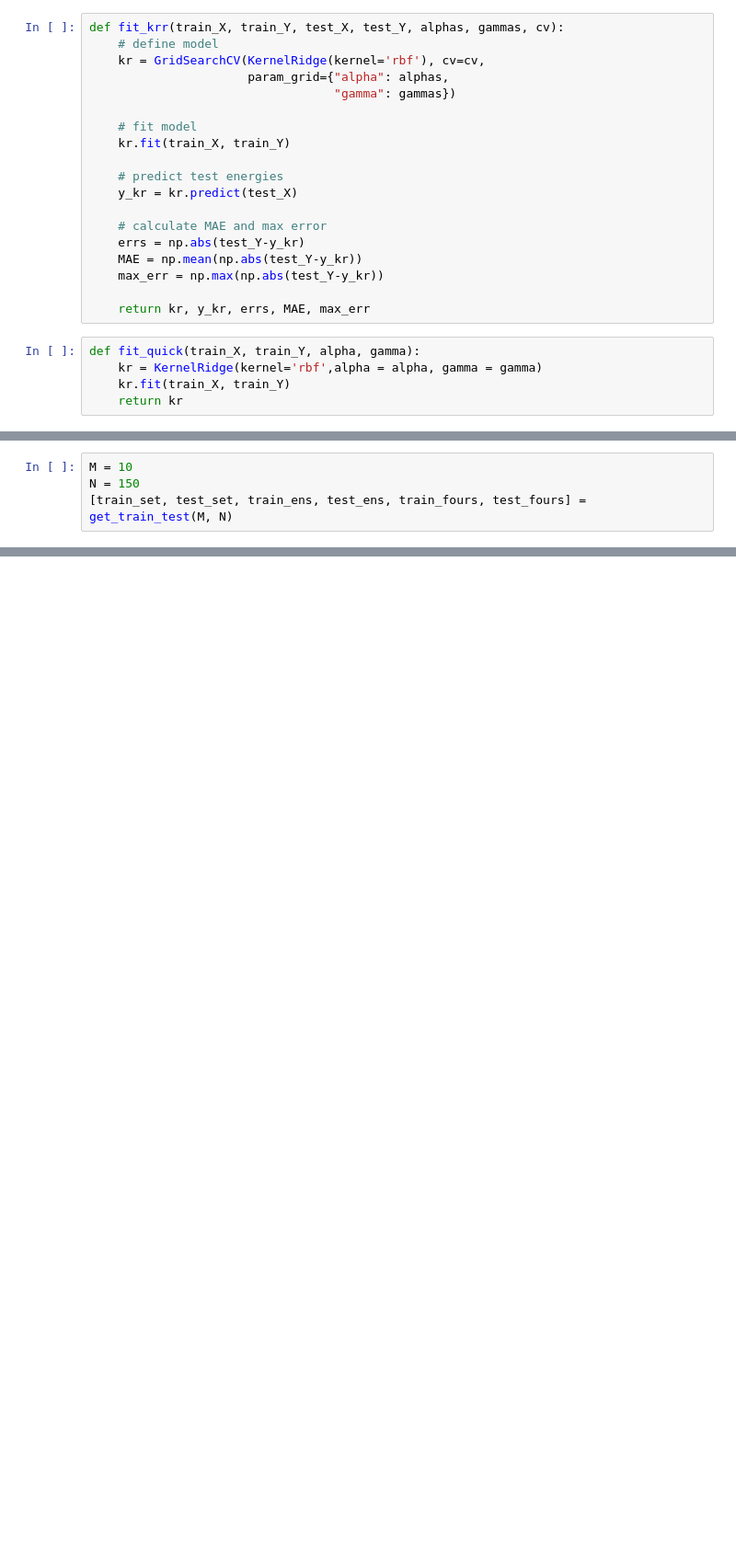
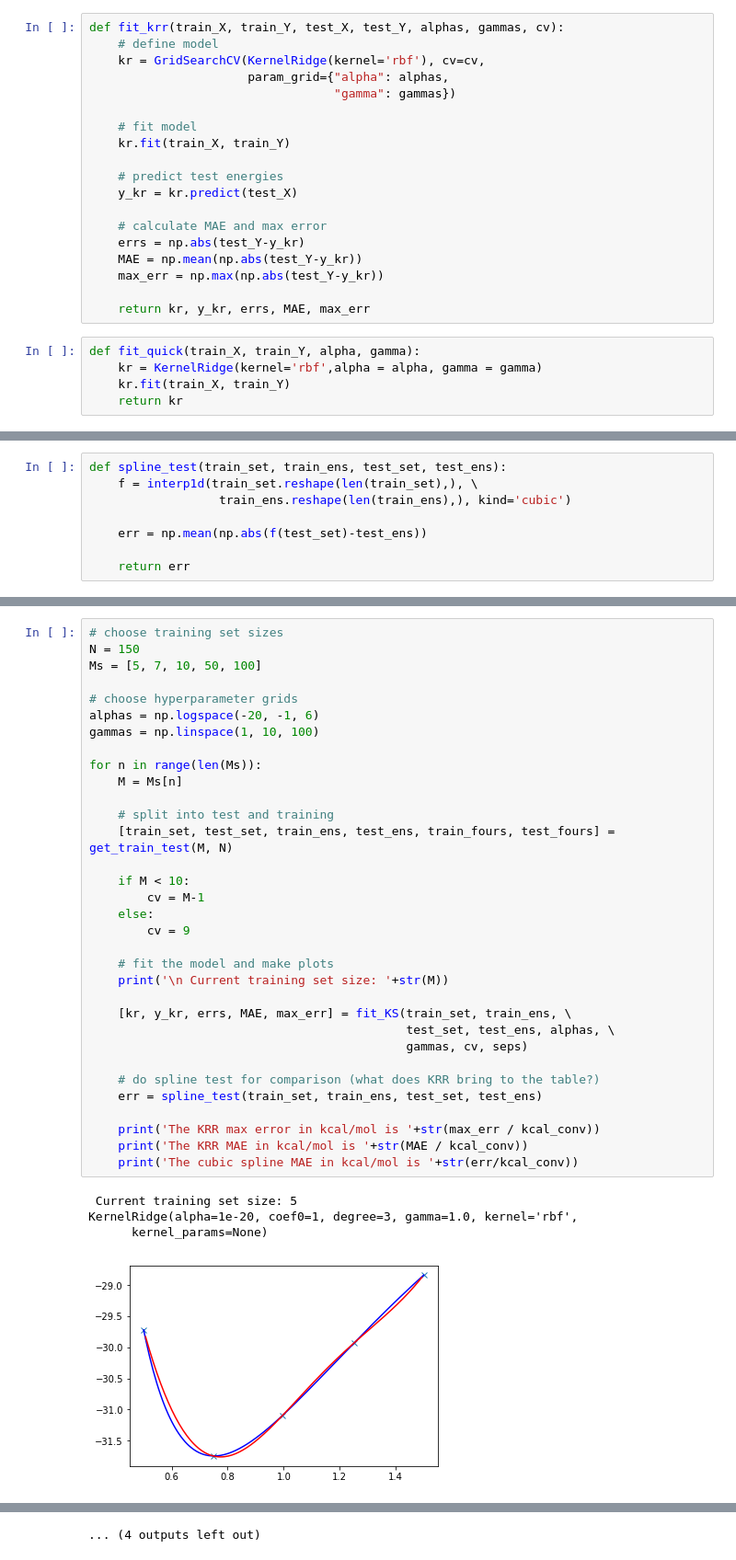
Before and after one commit to simonbatzner/electron-density, a Jupyter notebook: Reproduce_KRR/KRR_H2.ipynb, the cells around one changed output, grey strips where cells are left out. Shown at 92% size. Drawn from its saved outputs; the diff is of its cells as text; blank space fills up the shorter version.

```diff
--- a/Reproduce_KRR/KRR_H2.ipynb
+++ b/Reproduce_KRR/KRR_H2.ipynb
@@ -124,4 +123,0 @@ def fit_quick(train_X, train_Y, alpha, gamma):
-# %%
-M = 10
-N = 150
-[train_set, test_set, train_ens, test_ens, train_fours, test_fours] = get_train_test(M, N)
@@ -127,0 +160,8 @@ N = 150
+# %%
+def spline_test(train_set, train_ens, test_set, test_ens):
+    f = interp1d(train_set.reshape(len(train_set),), \
+                  train_ens.reshape(len(train_ens),), kind='cubic')
+
+    err = np.mean(np.abs(f(test_set)-test_ens))
+
+    return err
@@ -176,0 +289,38 @@ max_error=0.13309869676613004
+# %%
+# choose training set sizes
+N = 150
+Ms = [5, 7, 10, 50, 100]
+
+# choose hyperparameter grids
+alphas = np.logspace(-20, -1, 6)
+gammas = np.linspace(1, 10, 100)
+
+for n in range(len(Ms)):
+    M = Ms[n]
+
+    # split into test and training
+    [train_set, test_set, train_ens, test_ens, train_fours, test_fours] = get_train_test(M, N)
+
+    if M < 10:
+        cv = M-1
+    else:
+        cv = 9
+
+    # fit the model and make plots
+    print('\n Current training set size: '+str(M))
+
+    [kr, y_kr, errs, MAE, max_err] = fit_KS(train_set, train_ens, \
+                                            test_set, test_ens, alphas, \
+                                            gammas, cv, seps)
+
+    # do spline test for comparison (what does KRR bring to the table?)
+    err = spline_test(train_set, train_ens, test_set, test_ens)
+
+    print('The KRR max error in kcal/mol is '+str(max_err / kcal_conv))
+    print('The KRR MAE in kcal/mol is '+str(MAE / kcal_conv))
+    print('The cubic spline MAE in kcal/mol is '+str(err/kcal_conv))
+# %% [output]
+ Current training set size: 5
+KernelRidge(alpha=1e-20, coef0=1, degree=3, gamma=1.0, kernel='rbf',
+      kernel_params=None)
+[figure, added]
@@ -176,0 +355 @@ max_error=0.13309869676613004
+... (4 outputs left out)
```
Also changed, not shown: parts of 27 cells of this notebook, 1 other file.
